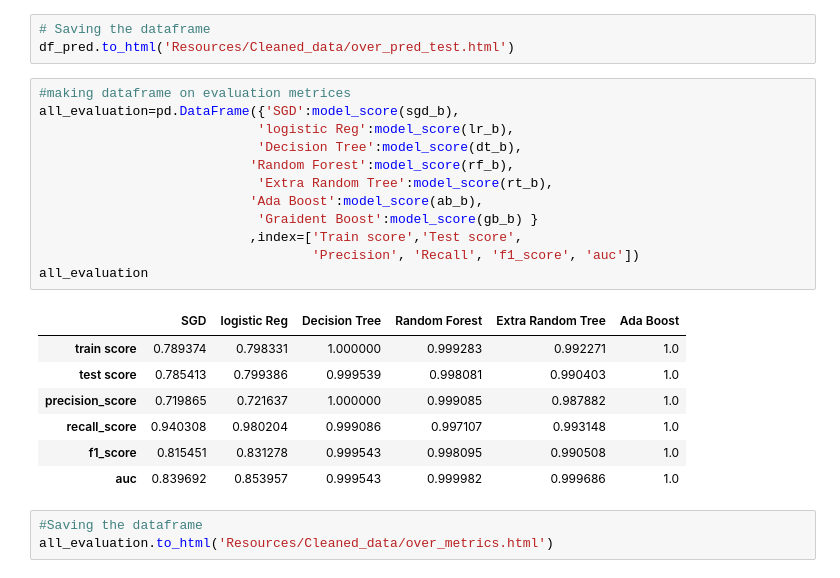
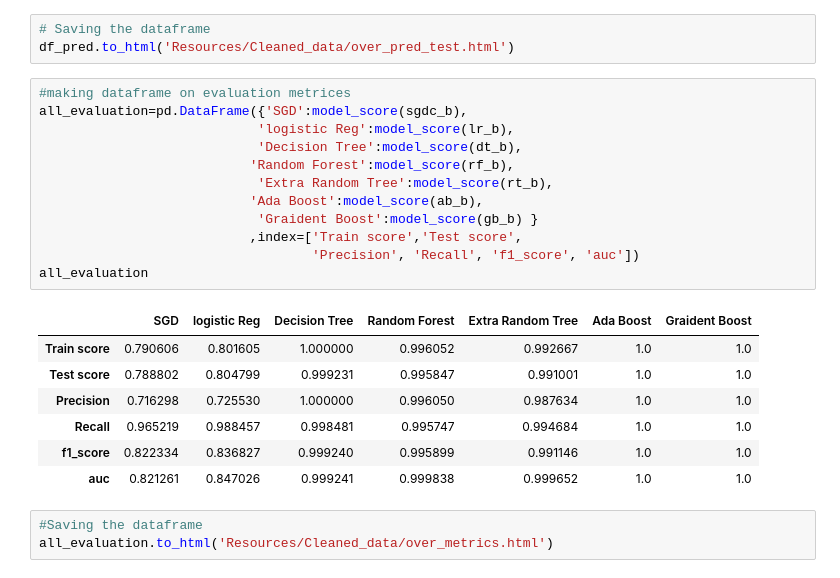
Before and after one commit to pandeysudip/Rental, a Jupyter notebook: 3.Model_Building.ipynb, the cells around one changed output. Drawn from its saved outputs; the diff is of its cells as text.

Commit message:
data cleaning and modeling

```diff
--- a/3.Model_Building.ipynb
+++ b/3.Model_Building.ipynb
@@ -970,24 +984,24 @@ df_pred
 df_pred.to_html('Resources/Cleaned_data/over_pred_test.html')
 # %%
 #making dataframe on evaluation metrices
-all_evaluation=pd.DataFrame({'SGD':model_score(sgd_b),
+all_evaluation=pd.DataFrame({'SGD':model_score(sgdc_b),
                             'logistic Reg':model_score(lr_b),
                             'Decision Tree':model_score(dt_b),
                            'Random Forest':model_score(rf_b),
                             'Extra Random Tree':model_score(rt_b),
                            'Ada Boost':model_score(ab_b),
                             'Graident Boost':model_score(gb_b) }
                            ,index=['Train score','Test score',
                                    'Precision', 'Recall', 'f1_score', 'auc'])
 all_evaluation
 # %% [output]
-|  | SGD | logistic Reg | Decision Tree | Random Forest | Extra Random Tree | Ada Boost |
-| train score | 0.789374 | 0.798331 | 1.000000 | 0.999283 | 0.992271 | 1.0 |
-| test score | 0.785413 | 0.799386 | 0.999539 | 0.998081 | 0.990403 | 1.0 |
-| precision_score | 0.719865 | 0.721637 | 1.000000 | 0.999085 | 0.987882 | 1.0 |
-| recall_score | 0.940308 | 0.980204 | 0.999086 | 0.997107 | 0.993148 | 1.0 |
-| f1_score | 0.815451 | 0.831278 | 0.999543 | 0.998095 | 0.990508 | 1.0 |
-| auc | 0.839692 | 0.853957 | 0.999543 | 0.999982 | 0.999686 | 1.0 |
+|  | SGD | logistic Reg | Decision Tree | Random Forest | Extra Random Tree | Ada Boost | Graident Boost |
+| Train score | 0.790606 | 0.801605 | 1.000000 | 0.996052 | 0.992667 | 1.0 | 1.0 |
+| Test score | 0.788802 | 0.804799 | 0.999231 | 0.995847 | 0.991001 | 1.0 | 1.0 |
+| Precision | 0.716298 | 0.725530 | 1.000000 | 0.996050 | 0.987634 | 1.0 | 1.0 |
+| Recall | 0.965219 | 0.988457 | 0.998481 | 0.995747 | 0.994684 | 1.0 | 1.0 |
+| f1_score | 0.822334 | 0.836827 | 0.999240 | 0.995899 | 0.991146 | 1.0 | 1.0 |
+| auc | 0.821261 | 0.847026 | 0.999241 | 0.999838 | 0.999652 | 1.0 | 1.0 |
 # %%
 #Saving the dataframe
 all_evaluation.to_html('Resources/Cleaned_data/over_metrics.html')
```
Also changed, not shown: parts of 1 cell of this notebook, 4 other files.
